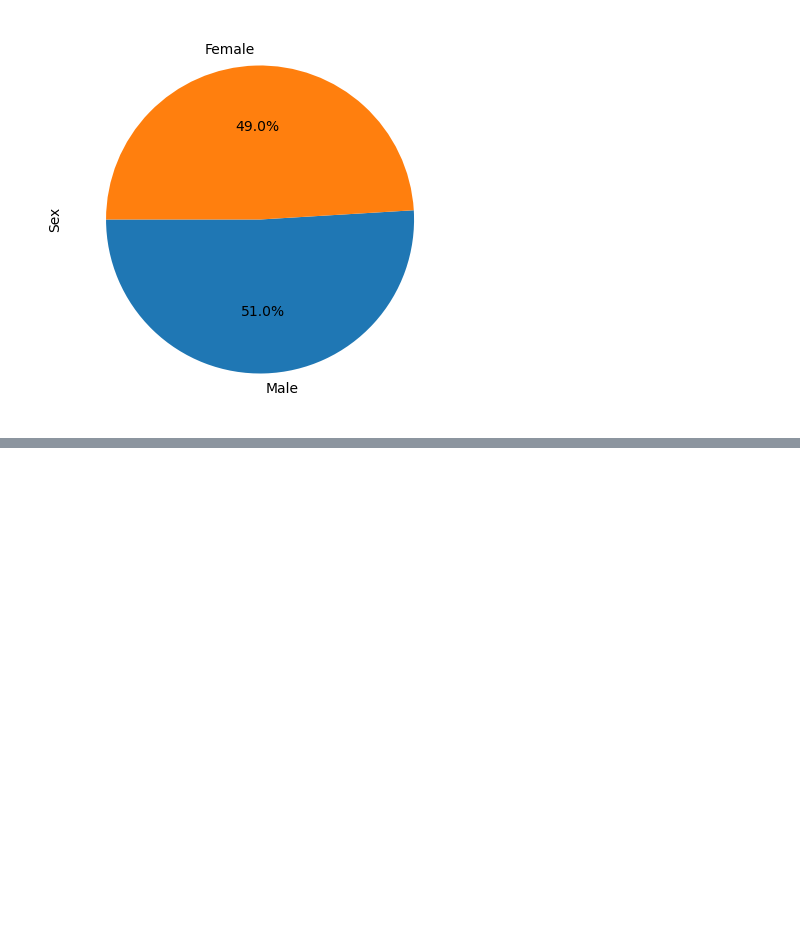
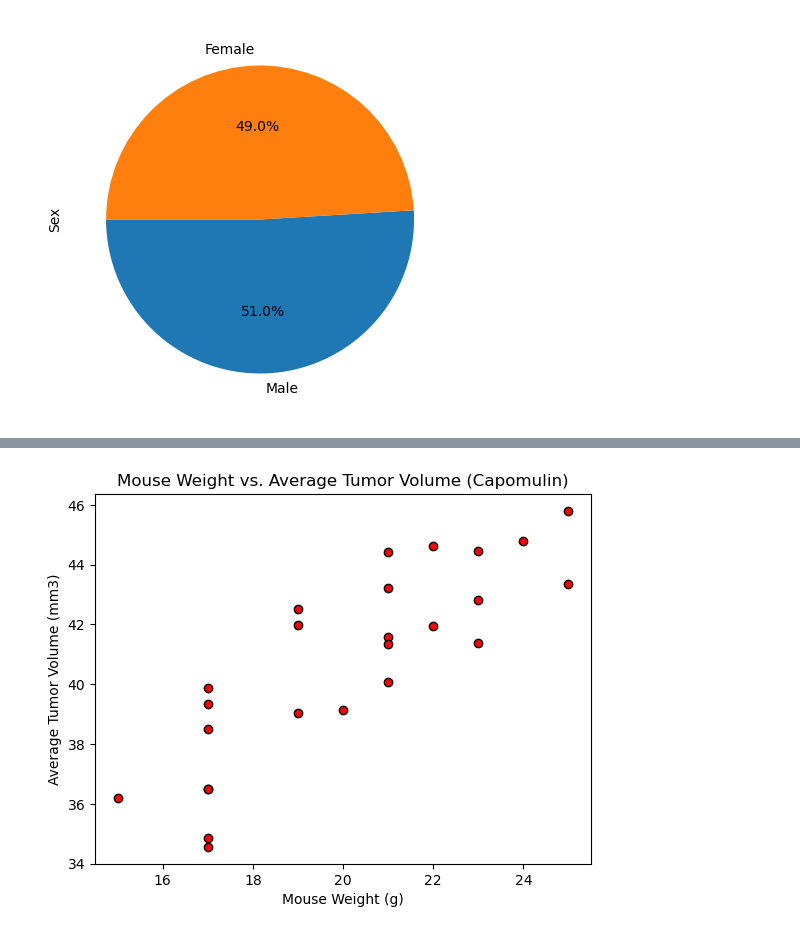
Before and after one commit to guoya35/Pymaceuticals-, a Jupyter notebook: Pymaceuticals .ipynb, the cells around one changed output, grey strips where cells are left out. Saved outputs shown, nothing was run; the diff lists cells and outputs as text; code cells hidden in the pictures; blank space fills up the shorter version.

```diff
--- a/Pymaceuticals .ipynb
+++ b/Pymaceuticals .ipynb
@@ -116,0 +206,14 @@ Ceftamin_data = cleaned_data.loc[cleaned_data["Drug Regimen"] == "Ceftamin", :]
+# %%
+capomulin_d = cleaned_data[cleaned_data['Drug Regimen'] == 'Capomulin']
+avg_tumor_volume = capomulin_d.groupby('Mouse ID')['Tumor Volume (mm3)'].mean()
+mouse_weights = capomulin_d.groupby('Mouse ID')['Weight (g)'].mean()
+
+plt.scatter(mouse_weights, avg_tumor_volume, marker='o', facecolors='red', edgecolors='black')
+
+plt.xlabel('Mouse Weight (g)')
+plt.ylabel('Average Tumor Volume (mm3)')
+plt.title('Mouse Weight vs. Average Tumor Volume (Capomulin)')
+
+plt.show()
+# %% [output]
+[figure, added]
```
Also changed, not shown: parts of 7 cells of this notebook, 1 other file.
